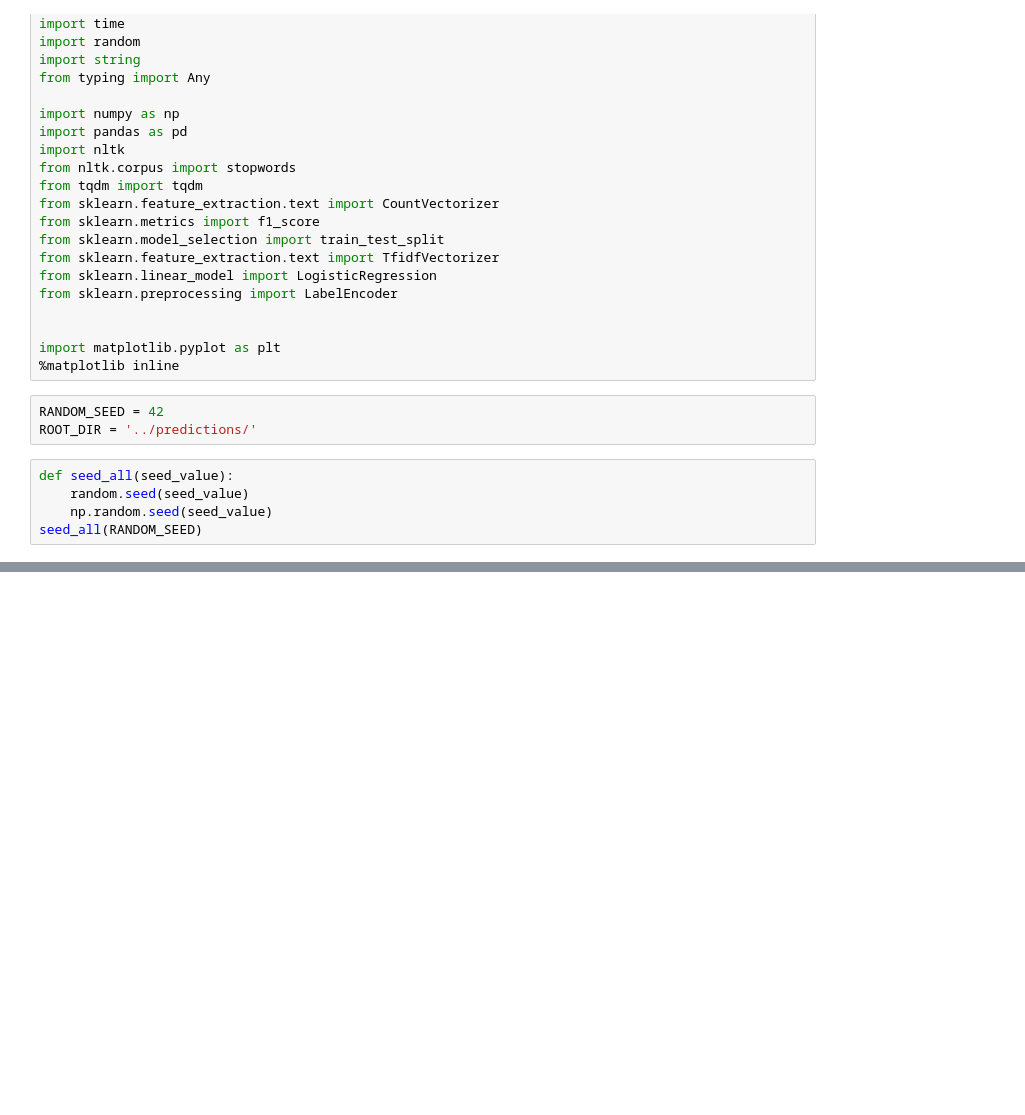
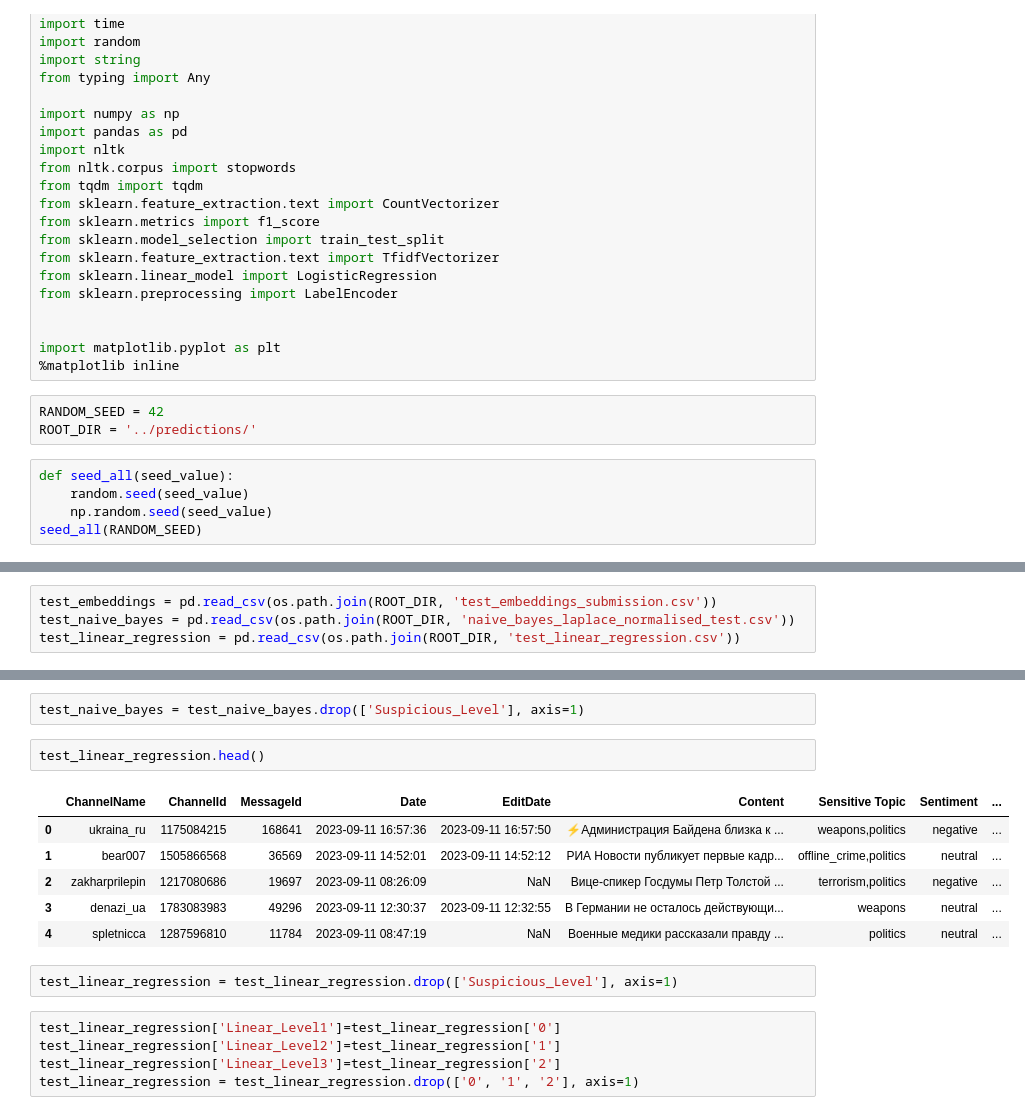
Before and after one commit to BearDimonR/ai-house-disinformation-detection, a Jupyter notebook: notebooks/model_ensemble.ipynb, the cells around one changed output, grey strips where cells are left out. Cells and saved outputs as stored; diff of their text form; blank space fills up the shorter version.

```diff
--- a/notebooks/model_ensemble.ipynb
+++ b/notebooks/model_ensemble.ipynb
@@ -48,0 +197,4 @@ final.head()
+# %%
+test_embeddings = pd.read_csv(os.path.join(ROOT_DIR, 'test_embeddings_submission.csv'))
+test_naive_bayes = pd.read_csv(os.path.join(ROOT_DIR, 'naive_bayes_laplace_normalised_test.csv'))
+test_linear_regression = pd.read_csv(os.path.join(ROOT_DIR, 'test_linear_regression.csv'))
@@ -48,0 +222,18 @@ final.head()
+# %%
+test_naive_bayes = test_naive_bayes.drop(['Suspicious_Level'], axis=1)
+# %%
+test_linear_regression.head()
+# %% [output]
+|  | ChannelName | ChannelId | MessageId | Date | EditDate | Content | Sensitive Topic | Sentiment | ... |
+| 0 | ukraina_ru | 1175084215 | 168641 | 2023-09-11 16:57:36 | 2023-09-11 16:57:50 | ⚡️Администрация Байдена близка к ... | weapons,politics | negative | ... |
+| 1 | bear007 | 1505866568 | 36569 | 2023-09-11 14:52:01 | 2023-09-11 14:52:12 | РИА Новости публикует первые кадр... | offline_crime,politics | neutral | ... |
+| 2 | zakharprilepin | 1217080686 | 19697 | 2023-09-11 08:26:09 | NaN | Вице-спикер Госдумы Петр Толстой ... | terrorism,politics | negative | ... |
+| 3 | denazi_ua | 1783083983 | 49296 | 2023-09-11 12:30:37 | 2023-09-11 12:32:55 | В Германии не осталось действующи... | weapons | neutral | ... |
+| 4 | spletnicca | 1287596810 | 11784 | 2023-09-11 08:47:19 | NaN | Военные медики рассказали правду ... | politics | neutral | ... |
+# %%
+test_linear_regression = test_linear_regression.drop(['Suspicious_Level'], axis=1)
+# %%
+test_linear_regression['Linear_Level1']=test_linear_regression['0']
+test_linear_regression['Linear_Level2']=test_linear_regression['1']
+test_linear_regression['Linear_Level3']=test_linear_regression['2']
+test_linear_regression = test_linear_regression.drop(['0', '1', '2'], axis=1)
```
Also changed, not shown: parts of 40 cells of this notebook, 11 other files.
